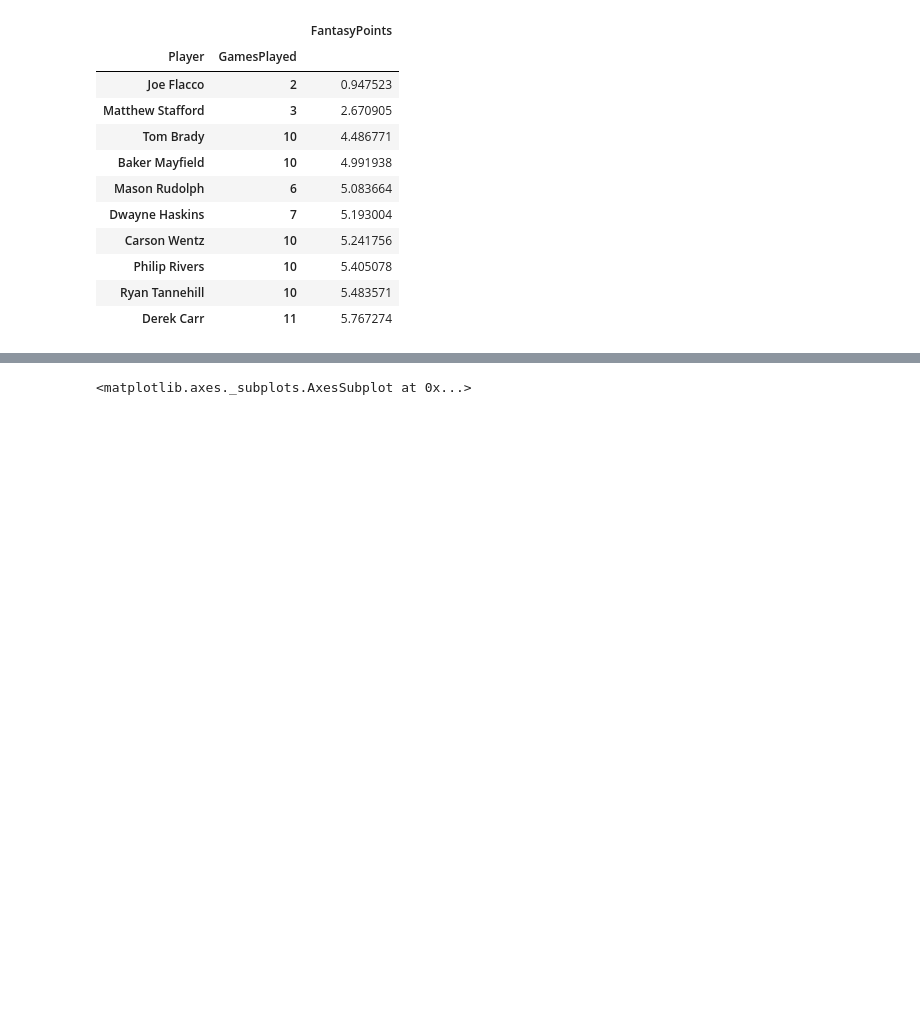
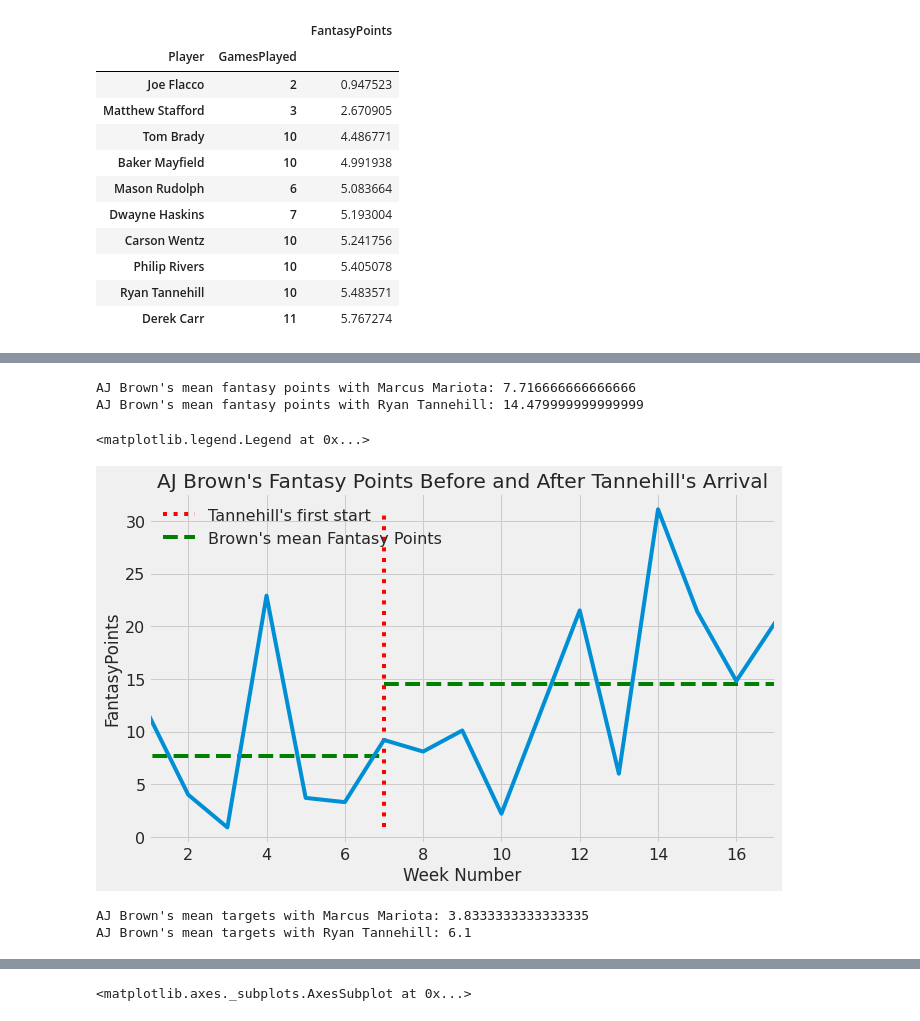
Before and after one commit to piercepatrick/Fantasy-Football-Analysis, a Jupyter notebook: Tannehilll_Analysis.ipynb, the cells around one changed output, grey strips where cells are left out. Cells and saved outputs as stored; diff of their text form; code cells hidden in the pictures; blank space fills up the shorter version.

Commit message:
effect on other players

```diff
--- a/Tannehilll_Analysis.ipynb
+++ b/Tannehilll_Analysis.ipynb
@@ -414,0 +417,41 @@ See the caveats in the documentation: https://pandas.pydata.org/pandas-docs/stab
+# %%
+# Finding AJ Brown's data in the big DataFrame
+ajbrown = df.loc[df['Player'] == 'A.J. Brown']
+
+# Finding Jonnu Smith's data in the big DataFrame
+jonnusmith = df.loc[df['Player'] == 'Jonnu Smith']
+
+# Finding Derrick Henry's data in the big DataFrame
+derrickhenry = df.loc[df['Player'] == 'Derrick Henry']
+# %%
+ajbrown_mean_fpts_before_week_7 = ajbrown.loc[(ajbrown['Week'] > 0) & (ajbrown['Week'] < 7), ['FantasyPoints']].mean().values[0]
+ajbrown_mean_fpts_after_week_7 = ajbrown.loc[(ajbrown['Week'] >= 7), ['FantasyPoints']].mean().values[0]
+
+print('AJ Brown\'s mean fantasy points with Marcus Mariota:', ajbrown_mean_fpts_before_week_7)
+print('AJ Brown\'s mean fantasy points with Ryan Tannehill:', ajbrown_mean_fpts_after_week_7)
+# %% [output]
+AJ Brown's mean fantasy points with Marcus Mariota: 7.716666666666666
+AJ Brown's mean fantasy points with Ryan Tannehill: 14.479999999999999
+# %%
+plt.figure(figsize=(10, 6))
+plt.plot(ajbrown['Week'], ajbrown['FantasyPoints'])
+plt.title('AJ Brown\'s Fantasy Points Before and After Tannehill\'s Arrival')
+plt.xlabel('Week Number')
+plt.ylabel('FantasyPoints')
+plt.vlines(7, ymin=ajbrown['FantasyPoints'].min(), ymax=ajbrown['FantasyPoints'].max(), color='red', linestyles='dotted', label='Tannehill\'s first start')
+plt.hlines(ajbrown_mean_fpts_before_week_7, xmin=0, xmax=7, color='green' ,linestyles='dashed', label='Brown\'s mean Fantasy Points')
+plt.hlines(ajbrown_mean_fpts_after_week_7, xmin=7, xmax=17, color='green', linestyles='dashed')
+plt.xlim(1,17)
+plt.legend()
+# %% [output]
+<matplotlib.legend.Legend at 0x...>
+[figure, added]
+# %%
+ajbrown_mean_tgts_before_week_7 = ajbrown.loc[(ajbrown['Week'] > 0) & (ajbrown['Week'] < 7), ['Tgt']].mean().values[0]
+ajbrown_mean_tgts_after_week_7 = ajbrown.loc[(ajbrown['Week'] >= 7), ['Tgt']].mean().values[0]
+
+print('AJ Brown\'s mean targets with Marcus Mariota:', ajbrown_mean_tgts_before_week_7)
+print('AJ Brown\'s mean targets with Ryan Tannehill:', ajbrown_mean_tgts_after_week_7)
+# %% [output]
+AJ Brown's mean targets with Marcus Mariota: 3.8333333333333335
+AJ Brown's mean targets with Ryan Tannehill: 6.1
```
Also changed, not shown: parts of 12 cells of this notebook.
